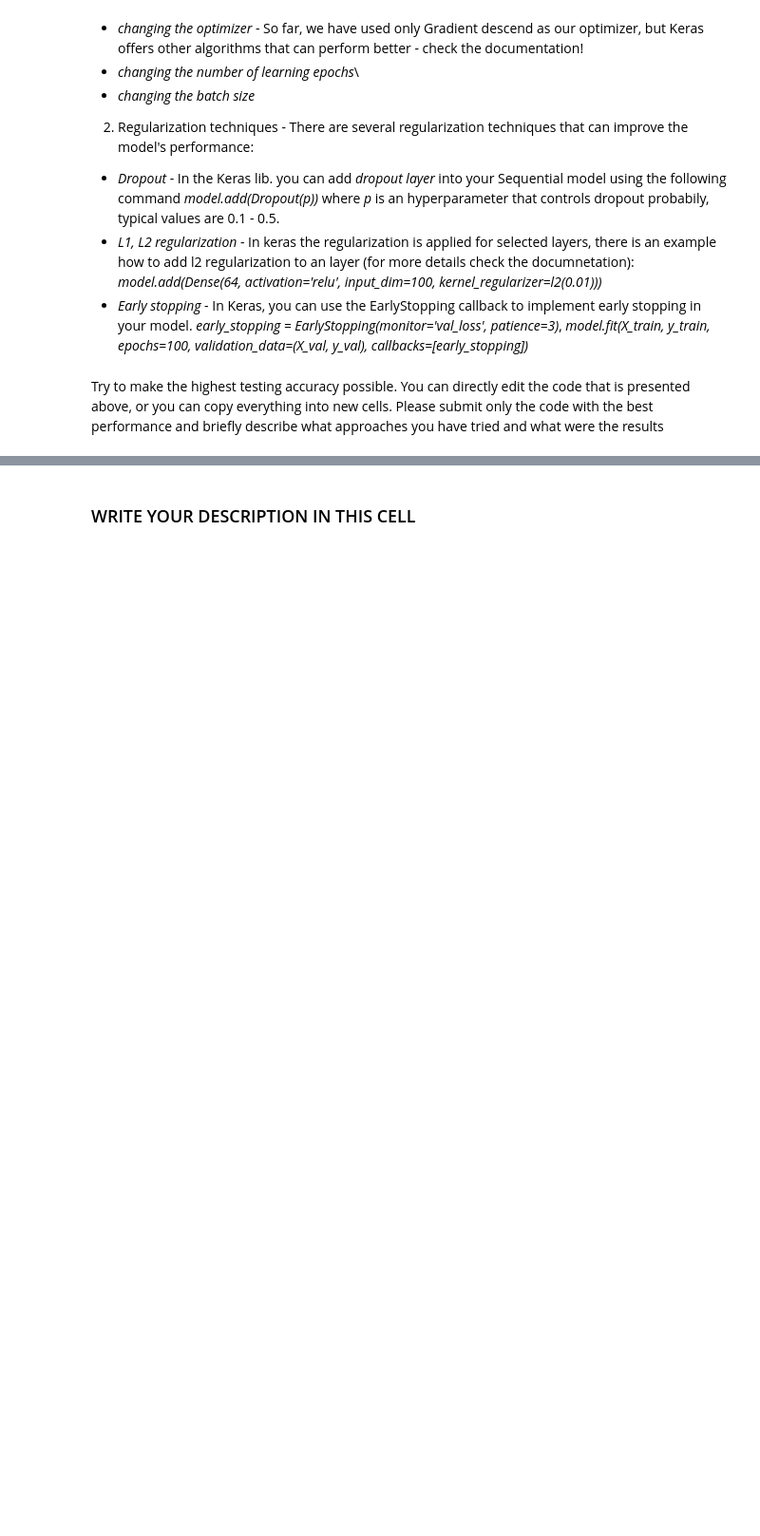
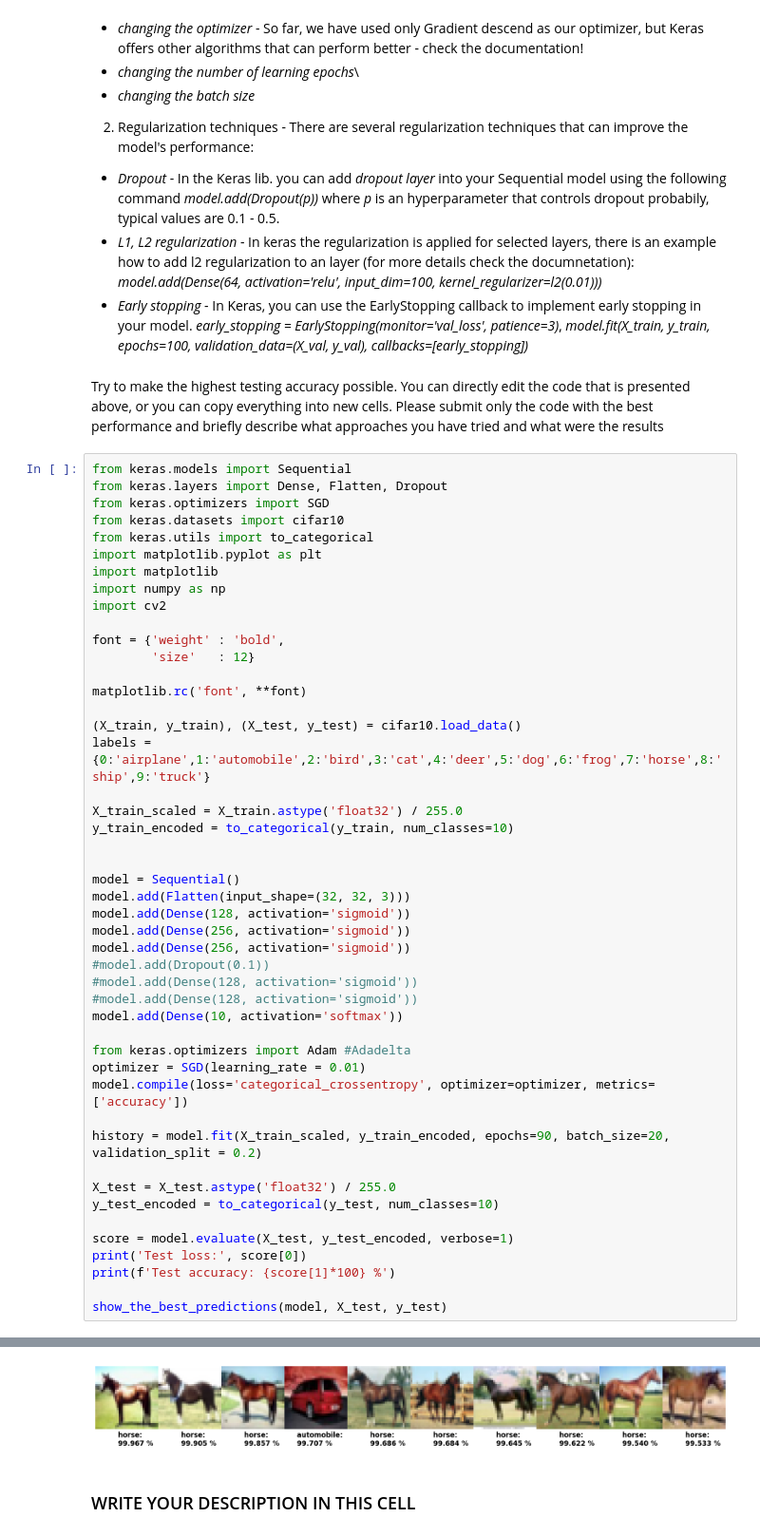
Before and after one commit to vaclav-kubes/MLF, a Jupyter notebook: Lab_06/Ex_06.ipynb, the cells around one changed output, grey strips where cells are left out. Shown at 95% size. Drawn from its saved outputs; the diff is of its cells as text; blank space fills up the shorter version.

```diff
--- a/Lab_06/Ex_06.ipynb
+++ b/Lab_06/Ex_06.ipynb
@@ -269,3 +267,51 @@ You task of this exercise would be to improve the model's performance to achieve
  - *Early stopping* -  In Keras, you can use the EarlyStopping callback to implement early stopping in your model. *early_stopping = EarlyStopping(monitor='val_loss', patience=3)*,  *model.fit(X_train, y_train, epochs=100, validation_data=(X_val, y_val), callbacks=[early_stopping])*
 # %% [markdown]
 Try to make the highest testing accuracy possible. You can directly edit the code that is presented above, or you can copy everything into new cells. Please submit only the code with the best performance and briefly describe what approaches you have tried and what were the results
+# %%
+from keras.models import Sequential
+from keras.layers import Dense, Flatten, Dropout
+from keras.optimizers import SGD
+from keras.datasets import cifar10
+from keras.utils import to_categorical
+import matplotlib.pyplot as plt
+import matplotlib
+import numpy as np
+import cv2
+
+font = {'weight' : 'bold',
+        'size'   : 12}
+
+matplotlib.rc('font', **font)
+
+(X_train, y_train), (X_test, y_test) = cifar10.load_data()
+labels = {0:'airplane',1:'automobile',2:'bird',3:'cat',4:'deer',5:'dog',6:'frog',7:'horse',8:'ship',9:'truck'}
+
+X_train_scaled = X_train.astype('float32') / 255.0
+y_train_encoded = to_categorical(y_train, num_classes=10)
+
+
+model = Sequential()
+model.add(Flatten(input_shape=(32, 32, 3)))
+model.add(Dense(128, activation='sigmoid'))
+model.add(Dense(256, activation='sigmoid'))
+model.add(Dense(256, activation='sigmoid'))
+#model.add(Dropout(0.1))
+#model.add(Dense(128, activation='sigmoid'))
+#model.add(Dense(128, activation='sigmoid'))
+model.add(Dense(10, activation='softmax'))
+
+from keras.optimizers import Adam #Adadelta
+optimizer = SGD(learning_rate = 0.01)
+model.compile(loss='categorical_crossentropy', optimizer=optimizer, metrics=['accuracy'])
+
+history = model.fit(X_train_scaled, y_train_encoded, epochs=90, batch_size=20, validation_split = 0.2)
+
+X_test = X_test.astype('float32') / 255.0
+y_test_encoded = to_categorical(y_test, num_classes=10)
+
+score = model.evaluate(X_test, y_test_encoded, verbose=1)
+print('Test loss:', score[0])
+print(f'Test accuracy: {score[1]*100} %')
+
+show_the_best_predictions(model, X_test, y_test)
+# %% [output]
@@ -272,3 +335,4 @@ Try to make the highest testing accuracy possible. You can directly edit the cod
+[figure, added]
 # %% [markdown]
 ### WRITE YOUR DESCRIPTION IN THIS CELL ###
 # %% [markdown]
```
Also changed, not shown: parts of 12 cells of this notebook.
